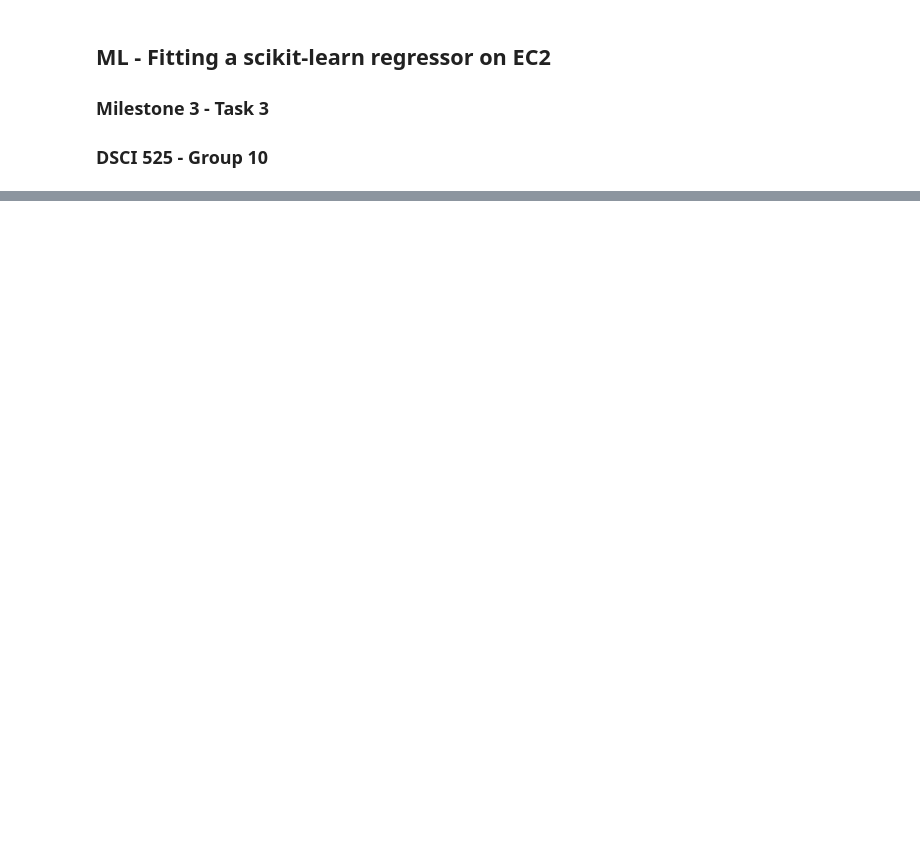
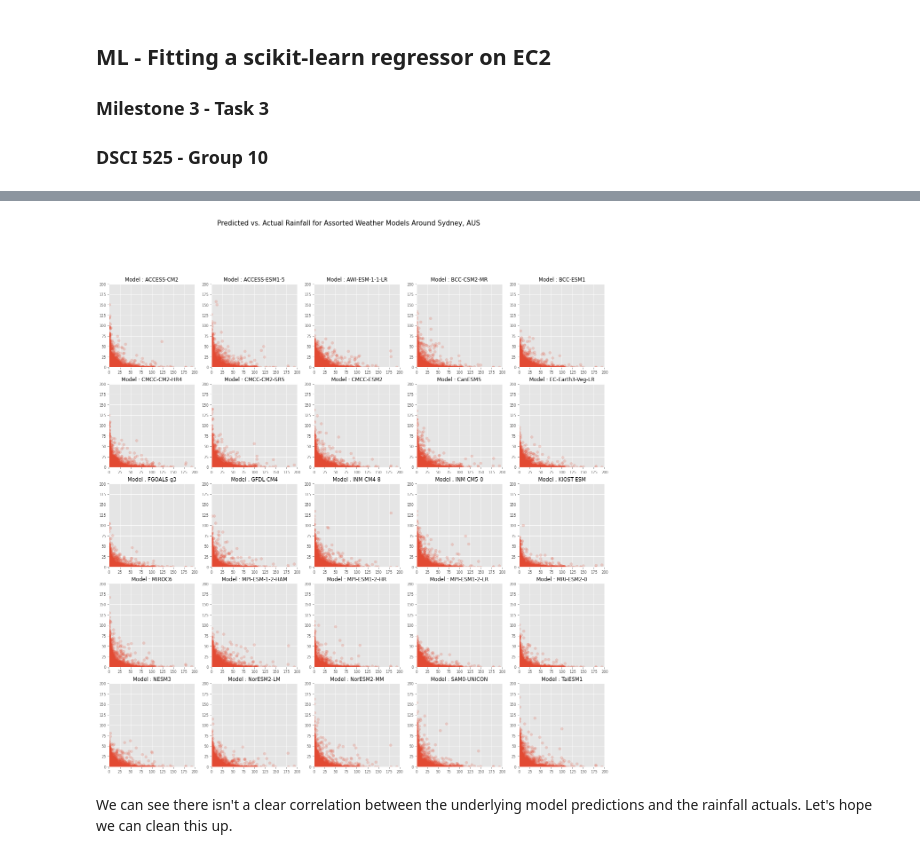
Before and after one commit to UBC-MDS/525_groub10, a Jupyter notebook: notebooks/03-ml_modelling_sklearn.ipynb, the cells around one changed output, grey strips where cells are left out. Cells and saved outputs as stored; diff of their text form; code cells hidden in the pictures; blank space fills up the shorter version.

Commit message:
First visual added, grid search setup

```diff
--- a/notebooks/03-ml_modelling_sklearn.ipynb
+++ b/notebooks/03-ml_modelling_sklearn.ipynb
@@ -11,3 +11,15 @@ import requests
 from urllib.request import urlretrieve
 import json
 import pandas as pd
+
+# Modelling
+from joblib import dump, load
+from sklearn.metrics import mean_squared_error
+from sklearn.ensemble import RandomForestRegressor
+from sklearn.model_selection import GridSearchCV
+from sklearn.model_selection import train_test_split
+
+# Visuals
+import matplotlib.pyplot as plt
+plt.style.use('ggplot')
+plt.rcParams.update({'font.size': 8, 'axes.labelweight': 'bold', 'figure.figsize': (8,6)})
@@ -44,0 +60,17 @@ df_modelling
+# %%
+df_train, df_test = train_test_split(df_modelling.dropna(), test_size=0.2, random_state=123)
+# %%
+# Quick scatter matrix of predicted vs. actual for every weather model
+fig,ax = plt.subplots(nrows=5, ncols=5, figsize=(20,20))
+fig.suptitle("Predicted vs. Actual Rainfall for Assorted Weather Models Around Sydney, AUS", fontsize=15)
+# fig.get_title().set_fontsize(15)
+
+for i in range(0,25):
+    ax[i//5, i % 5].scatter(df_train.iloc[:,25], df_train.iloc[:,i], alpha=0.2)
+    ax[i//5, i % 5].set_title(f"Model : {df_train.columns[i]}")
+    ax[i//5, i % 5].set_xlim([0, 200])
+    ax[i//5, i % 5].set_ylim([0, 200])
+# %% [output]
+[figure, added]
+# %% [markdown]
+We can see there isn't a clear correlation between the underlying model predictions and the rainfall actuals. Let's hope we can clean this up.
```
Also changed, not shown: parts of 8 cells of this notebook.
